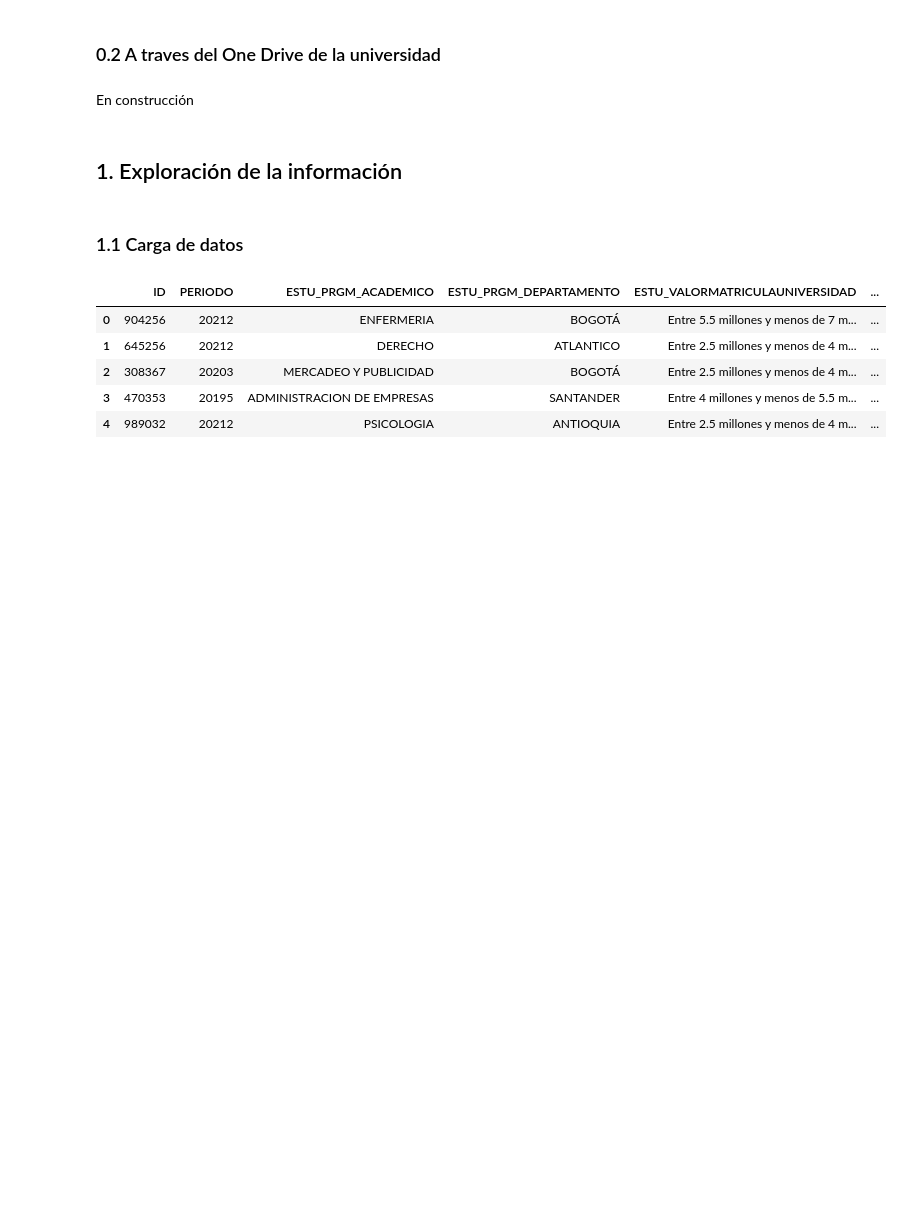
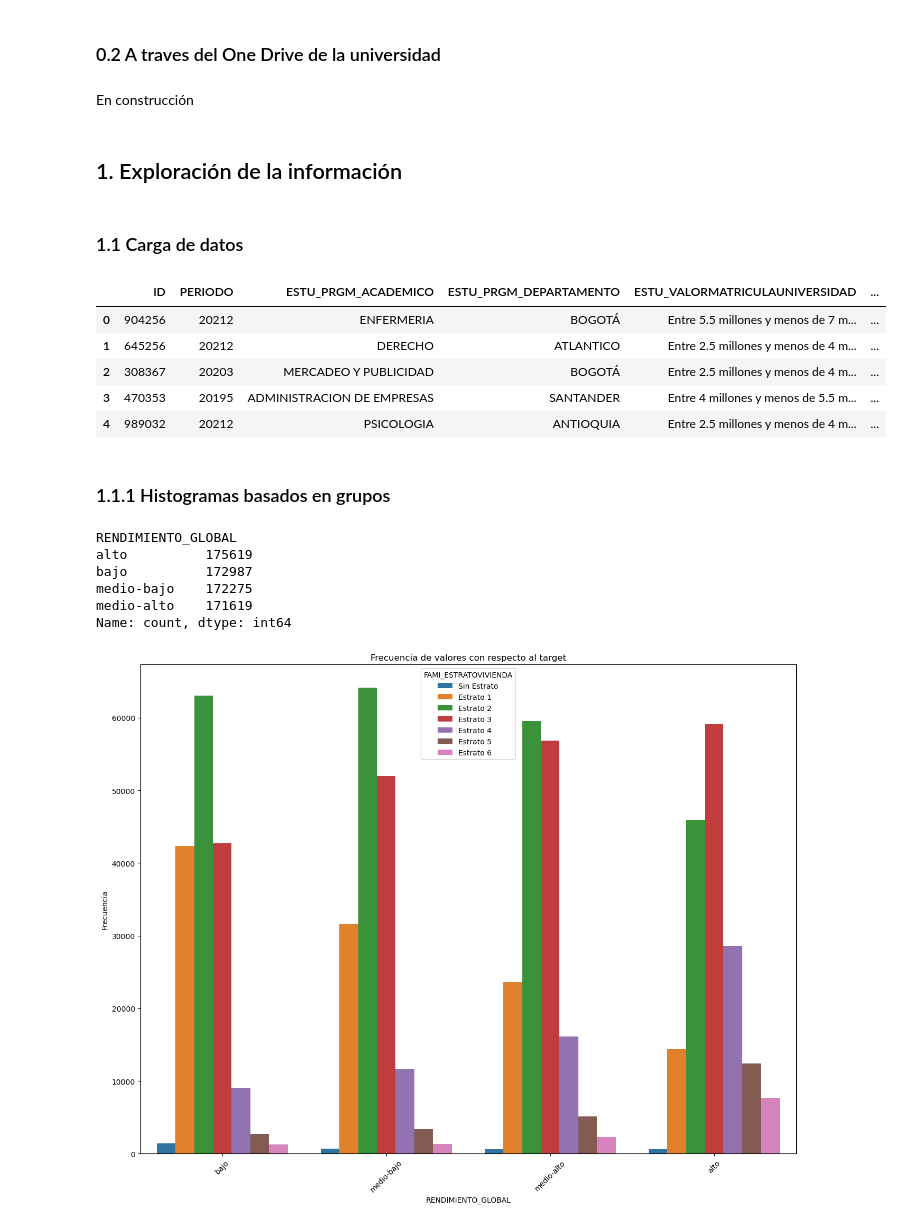
Before and after one commit to Astolfo2332/ICFES_pro_prediction, a Jupyter notebook: Final_proyect.ipynb, the cells around one changed output. Drawn from its saved outputs; the diff is of its cells as text; code cells hidden in the pictures; blank space fills up the shorter version.

```diff
--- a/Final_proyect.ipynb
+++ b/Final_proyect.ipynb
@@ -49,3 +49,34 @@ df.head()
 | 2 | 308367 | 20203 | MERCADEO Y PUBLICIDAD | BOGOTÁ | Entre 2.5 millones y menos de 4 m... | ... |
 | 3 | 470353 | 20195 | ADMINISTRACION DE EMPRESAS | SANTANDER | Entre 4 millones y menos de 5.5 m... | ... |
 | 4 | 989032 | 20212 | PSICOLOGIA | ANTIOQUIA | Entre 2.5 millones y menos de 4 m... | ... |
+# %% [markdown]
+### 1.1.1 Histogramas basados en grupos
+# %%
+def plot1(df, column, target, title="Frecuencia de valores con respecto al target"):
+    plt.figure(figsize=(16, 12))
+    sns.countplot(x=column, data=df, hue=target)
+    plt.title(title)
+    plt.xlabel(column)
+    plt.ylabel('Frecuencia')
+    plt.xticks(rotation=45)
+    plt.legend(title=target)
+    plt.show()
+# %%
+estrato_order = ['Sin Estrato','Estrato 1', 'Estrato 2', 'Estrato 3', 'Estrato 4', 'Estrato 5', 'Estrato 6']
+df['FAMI_ESTRATOVIVIENDA'] = pd.Categorical(df['FAMI_ESTRATOVIVIENDA'], categories=estrato_order, ordered=True)
+# %%
+df["RENDIMIENTO_GLOBAL"].value_counts()
+# %% [output]
+RENDIMIENTO_GLOBAL
+alto          175619
+bajo          172987
+medio-bajo    172275
+medio-alto    171619
+Name: count, dtype: int64
+# %%
+target_order = ["bajo", "medio-bajo", "medio-alto", "alto"]
+df["RENDIMIENTO_GLOBAL"] = pd.Categorical(df["RENDIMIENTO_GLOBAL"], categories=target_order, ordered=True)
+# %%
+plot1(df, "RENDIMIENTO_GLOBAL", "FAMI_ESTRATOVIVIENDA", "Frecuencia de valores con respecto al target")
+# %% [output]
+[figure, added]
```
Also changed, not shown: 3 other files.
